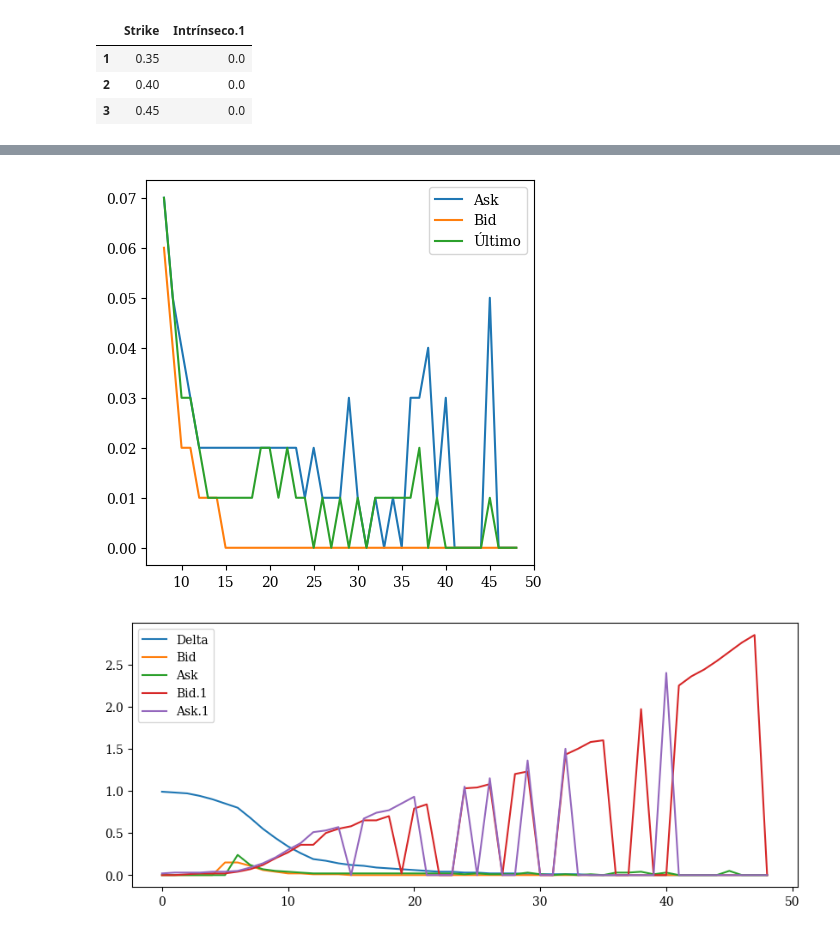
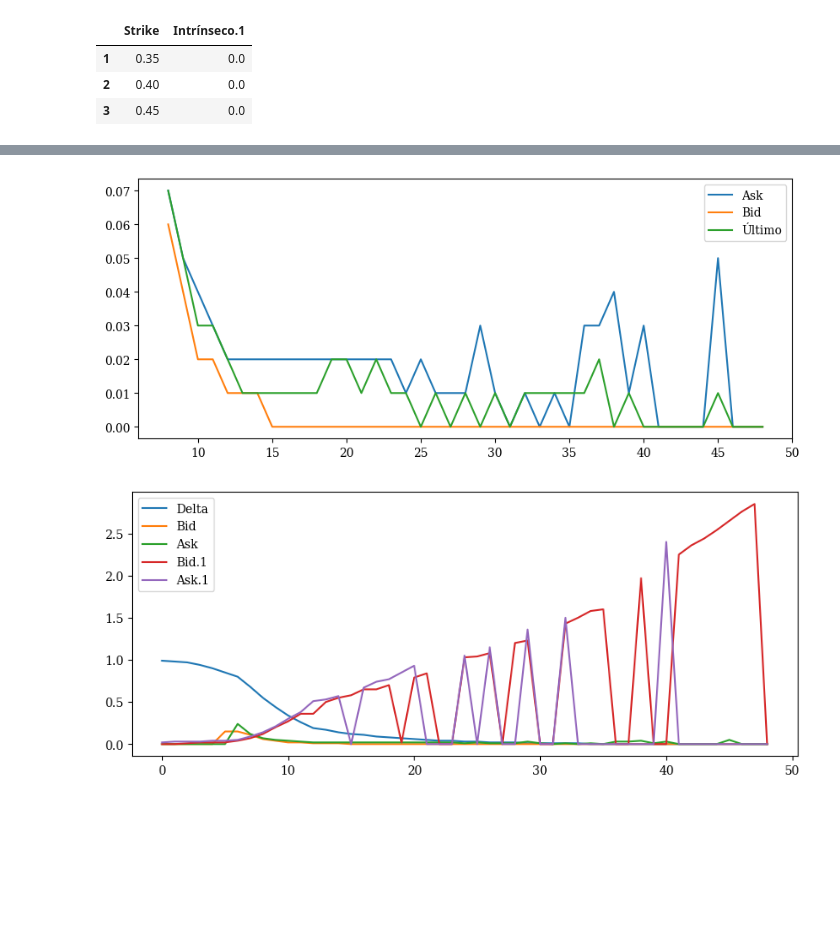
Before and after one commit to facklen/python_para_investimentos, a Jupyter notebook: Análise_Opção_VIIA3.ipynb, the cells around one changed output, grey strips where cells are left out. Saved outputs shown, nothing was run; the diff lists cells and outputs as text; code cells hidden in the pictures; blank space fills up the shorter version.

```diff
--- a/Análise_Opção_VIIA3.ipynb
+++ b/Análise_Opção_VIIA3.ipynb
@@ -179,8 +179,8 @@ PUTs_OTM[['Ask.1','Bid.1','Último.1']].plot(figsize = (5,5));
 # %%
 CALLs_OTM = Opções[(Opções['Intrínseco']<=0)]
-CALLs_OTM[['Ask','Bid','Último']].plot(figsize = (5,5));
+CALLs_OTM[['Ask','Bid','Último']].plot(figsize = (10,4));
 # %% [output]
-[figure, old version]
+[figure, new version]
 # %%
 Opções[['Delta', 'Bid','Ask', 'Bid.1','Ask.1']].plot(figsize = (10,4));
 # %% [output]
```
Also changed, not shown: parts of 10 cells of this notebook.
